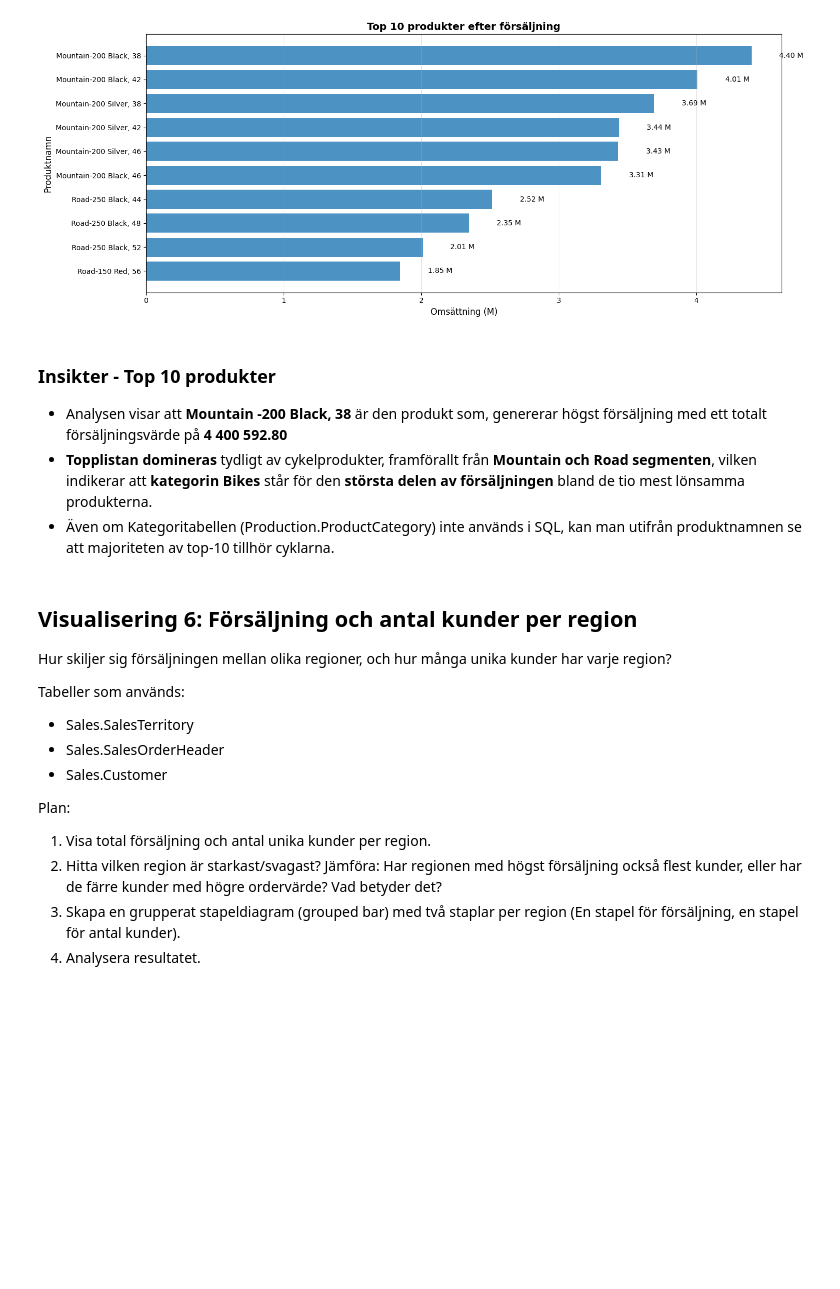
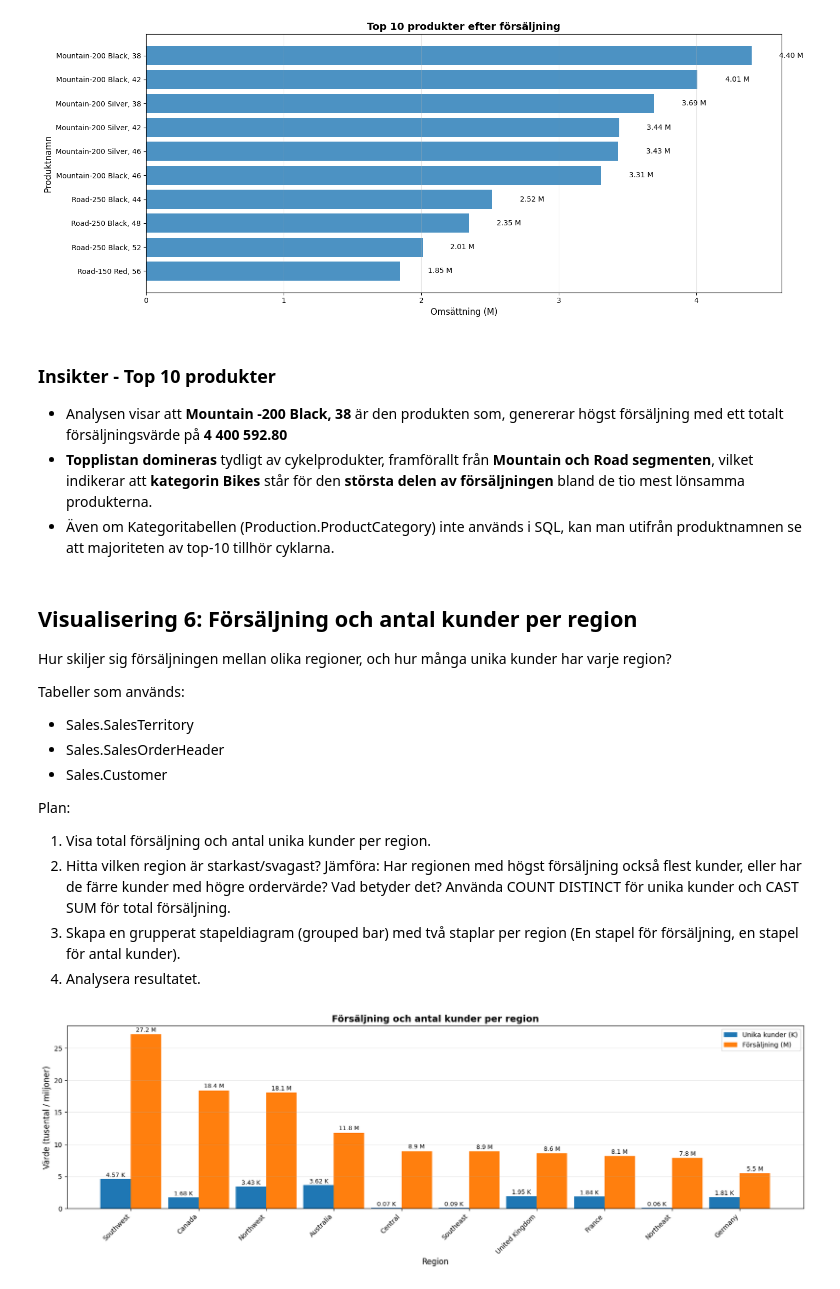
Before and after one commit to KataBeh/adventureworks-analys, a Jupyter notebook: notebooks/analys.ipynb, the cells around one changed output. Cells and saved outputs as stored; diff of their text form; code cells hidden in the pictures; blank space fills up the shorter version.

```diff
--- a/notebooks/analys.ipynb
+++ b/notebooks/analys.ipynb
@@ -366,8 +366,8 @@ plt.show()
 # %% [markdown]
 ### Insikter - Top 10 produkter
 
-- Analysen visar att **Mountain -200 Black, 38** är den produkt som, genererar högst försäljning med ett totalt försäljningsvärde på **4 400 592.80**
-- **Topplistan domineras** tydligt av cykelprodukter, framförallt från **Mountain och Road segmenten**, vilken indikerar att **kategorin Bikes** står för den **största delen av försäljningen** bland de tio mest lönsamma produkterna.
+- Analysen visar att **Mountain -200 Black, 38** är den produkten som, genererar högst försäljning med ett totalt försäljningsvärde på **4 400 592.80**
+- **Topplistan domineras** tydligt av cykelprodukter, framförallt från **Mountain och Road segmenten**, vilket indikerar att **kategorin Bikes** står för den **största delen av försäljningen** bland de tio mest lönsamma produkterna.
 - Även om Kategoritabellen (Production.ProductCategory) inte används i SQL, kan man utifrån produktnamnen se att majoriteten av top-10 tillhör cyklarna.
 # %% [markdown]
 ## Visualisering 6: Försäljning och antal kunder per region
@@ -380,6 +380,53 @@ Tabeller som används:
 
 Plan:
 1. Visa total försäljning och antal unika kunder per region.
-2. Hitta vilken region är starkast/svagast? Jämföra: Har regionen med högst försäljning också flest kunder, eller har de färre kunder med högre ordervärde? Vad betyder det?
+2. Hitta vilken region är starkast/svagast? Jämföra: Har regionen med högst försäljning också flest kunder, eller har de färre kunder med högre ordervärde? Vad betyder det? Använda COUNT DISTINCT för unika kunder och CAST SUM för total försäljning.
 3. Skapa en grupperat stapeldiagram (grouped bar) med två staplar per region (En stapel för försäljning, en stapel för antal kunder).
 4. Analysera resultatet.
+# %%
+query_vis6 = """
+SELECT
+    st.Name AS RegionName,
+    COUNT(DISTINCT c.CustomerID) AS UniqueCustomers,
+    CAST(SUM(soh.TotalDue) AS decimal(18,2)) AS TotalSales
+FROM Sales.SalesOrderHeader soh
+JOIN Sales.SalesTerritory st ON soh.TerritoryID = st.TerritoryID
+JOIN Sales.Customer c ON soh.CustomerID = c.CustomerID
+GROUP BY st.Name
+ORDER BY TotalSales DESC;
+"""
+
+df_vis6 = query_df(query_vis6)
+# %%
+take = df_vis6[["RegionName", "UniqueCustomers", "TotalSales"]].dropna().copy()
+take = take.sort_values("TotalSales", ascending = False)
+take["TotalSales_M"] = take["TotalSales"] / 1_000_000
+take["UniqueCustomers_K"] = take["UniqueCustomers"] / 1000
+
+fig, ax = plt.subplots(figsize= (20, 5))
+
+idx = np.arange(len(take))
+width = 0.45
+
+bars_cust = ax.bar(idx - width/2, take["UniqueCustomers_K"], width= width, label="Unika kunder (K)")
+bars_sales = ax.bar(idx + width/2, take["TotalSales_M"], width= width, label= "Försäljning (M)")
+
+ax.set_xticks(idx)
+ax.set_xticklabels(take["RegionName"], rotation=45, ha="right")
+ax.set_title("Försäljning och antal kunder per region", fontsize = 14, fontweight = "bold")
+ax.set_xlabel("Region", fontsize = 12)
+ax.set_ylabel("Värde (tusental / miljoner)", fontsize = 12)
+ax.grid(True, axis="y", alpha = 0.3)
+ax.legend()
+
+for b in bars_cust:
+    ax.text(b.get_x() + b.get_width()/2, b.get_height() + 0.1,
+            f"{b.get_height():.2f} K", ha = "center", va = "bottom", fontsize = 9)
+
+for b in bars_sales:
+    ax.text(b.get_x() + b.get_width()/2, b.get_height() + 0.2,
+            f"{b.get_height():.1f} M", ha = "center", va = "bottom", fontsize = 9)
+
+plt.show()
+# %% [output]
+[figure, added]
```
Also changed, not shown: parts of 1 cell of this notebook, 1 other file.
